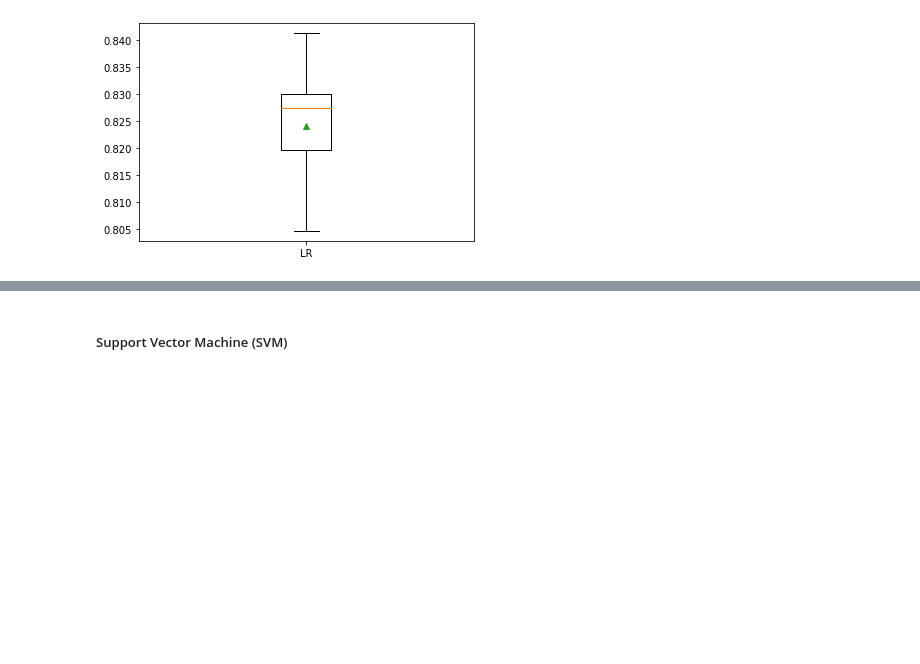
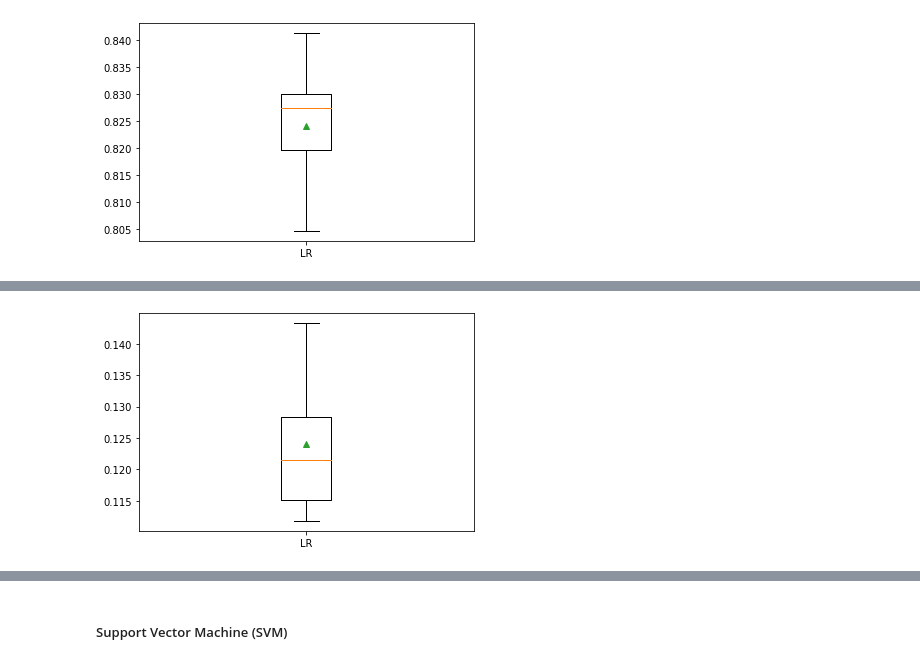
Before and after one commit to Bryan-Suelo/machine_learning, a Jupyter notebook: default_credit_card_clients/default_credit_card.ipynb, the cells around one changed output, grey strips where cells are left out. Saved outputs shown, nothing was run; the diff lists cells and outputs as text; code cells hidden in the pictures; blank space fills up the shorter version.

```diff
--- a/default_credit_card_clients/default_credit_card.ipynb
+++ b/default_credit_card_clients/default_credit_card.ipynb
@@ -687,3 +712,6 @@ plt.boxplot(scores, labels=['LR'], showmeans=True)
 plt.show()
 # %% [output]
 [figure]
+# %%
+recall = cross_val_score(model, X0_train, Y0_train, scoring='recall', cv=cv, n_jobs=-1)
+print('Recall: %.3f (%.3f)' % (mean(recall), std(recall)))
@@ -689,0 +751,5 @@ plt.show()
+# %%
+plt.boxplot(recall, labels=['LR'], showmeans=True)
+plt.show()
+# %% [output]
+[figure, added]
```
Also changed, not shown: parts of 42 cells of this notebook.
